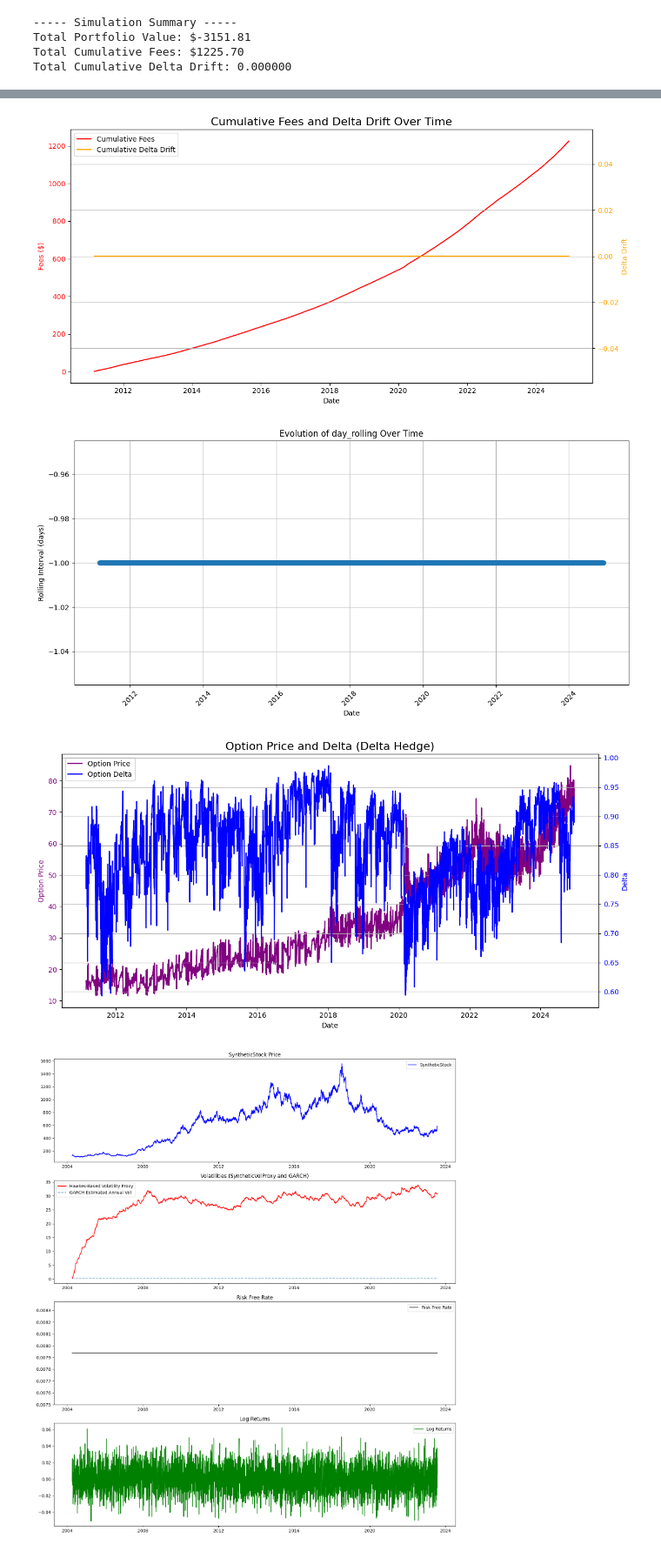
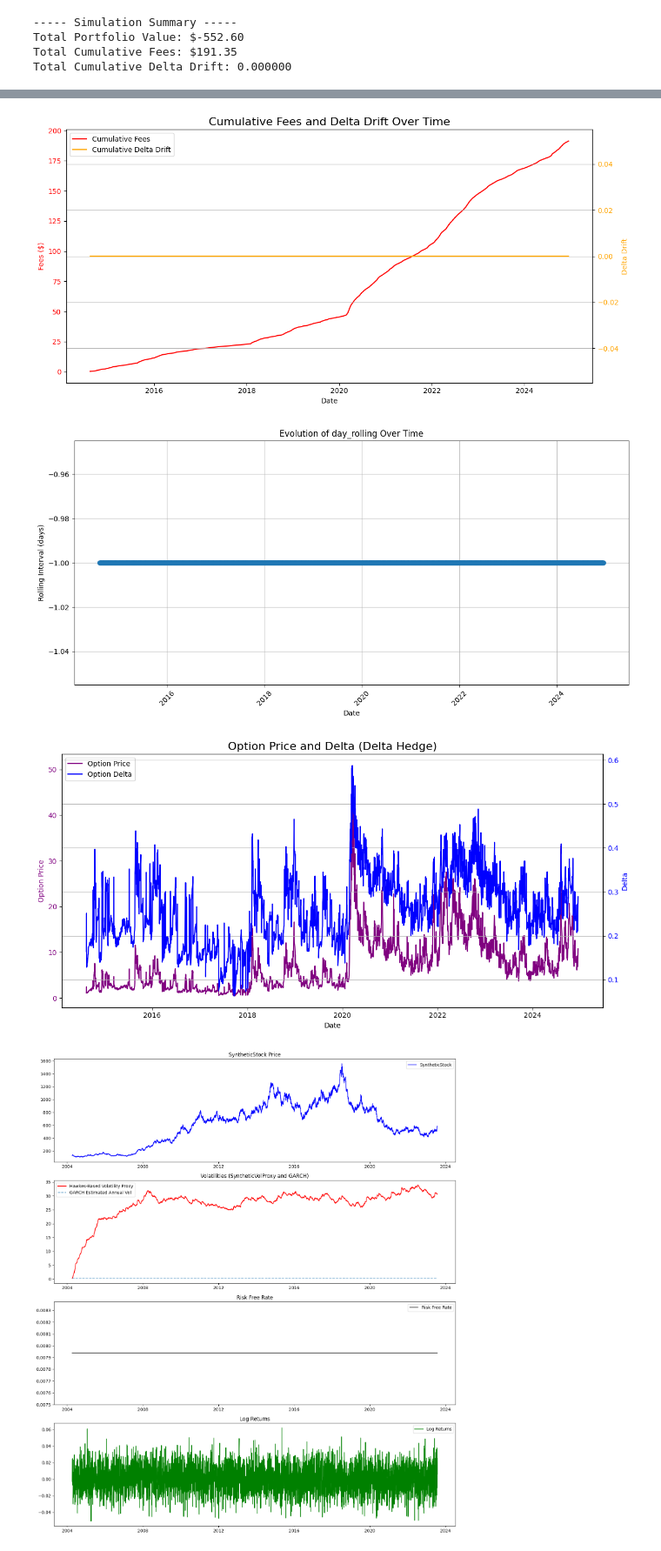
Before and after one commit to VNAZZARENO/MMA707, a Jupyter notebook: delta_hedging.ipynb, the cells around one changed output, grey strips where cells are left out. Shown at 87% size. Drawn from its saved outputs; the diff is of its cells as text; code cells hidden in the pictures.

```diff
--- a/delta_hedging.ipynb
+++ b/delta_hedging.ipynb
@@ -1000,17 +996,17 @@ np.log(1/1.15)
 symbol = "SPY"
 risk_free = '^FVX'
 vix_symbol = '^VIX'
-year_history = 20
+year_history = 15
 
 data = get_data(symbol=symbol, risk_free=risk_free, volatility_proxy=vix_symbol, time_period=year_history)
 
 
-day_stock = 1 # Days
-day_option = -1 # Days
-option_maturity = 0.5 # 6-Month Maturity
-fee_rate = 1 # %
+day_stock = 1 # in Days
+day_option = -1 # in Days
+option_maturity = 0.5 # is a 6-Month Maturity Option
+fee_rate = 1 # in %
 
-k_multiplier = 0.9
+k_multiplier = 1.1
 
 
 
@@ -1044,4 +1040,4 @@ See the caveats in the documentation: https://pandas.pydata.org/pandas-docs/stab
 ----- Simulation Summary -----
-Total Portfolio Value: $-3151.81
-Total Cumulative Fees: $1225.70
+Total Portfolio Value: $-552.60
+Total Cumulative Fees: $191.35
 Total Cumulative Delta Drift: 0.000000
@@ -1050,6 +1046,6 @@ Total Cumulative Delta Drift: 0.000000
-[figure, old version]
+[figure, new version]
-[figure, old version]
+[figure, new version]
-[figure, old version]
+[figure, new version]
 # %%
 ############ SYNTHETIC DATA ############
 synthetic_data_hawkes = get_synthetic_data_hawkes(
```
Also changed, not shown: parts of 6 cells of this notebook, 1 other file.
